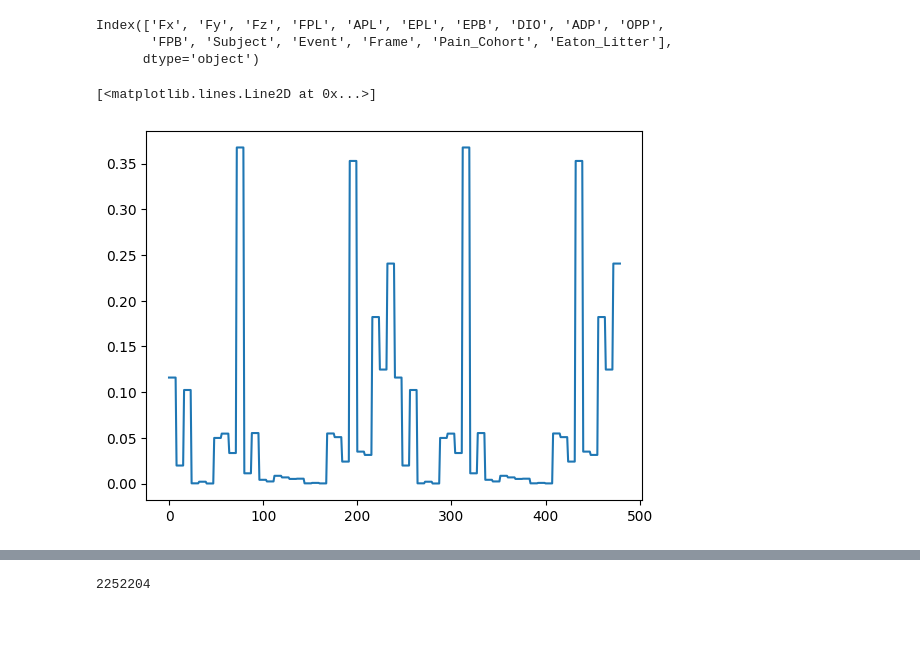
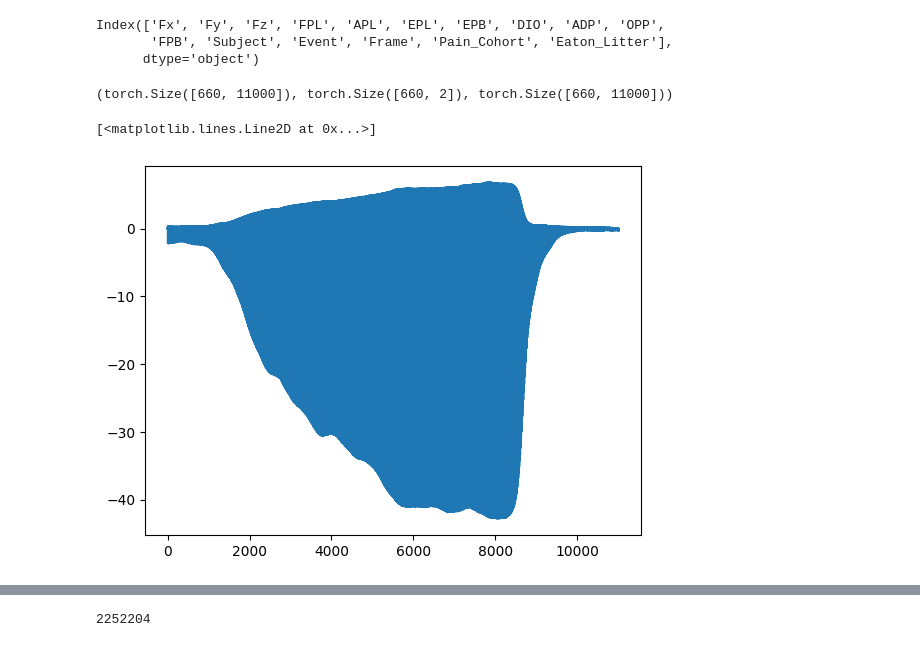
Before and after one commit to ericfonseca95/kmk, a Jupyter notebook: TAMTAM_AI_missing_data_test.ipynb, the cells around one changed output, grey strips where cells are left out. Drawn from its saved outputs; the diff is of its cells as text; code cells hidden in the pictures.

Commit message:
missing data models

```diff
--- a/TAMTAM_AI_missing_data_test.ipynb
+++ b/TAMTAM_AI_missing_data_test.ipynb
@@ -77,7 +77,7 @@ def augment2(df):
     x_og_data = np.row_stack(x_og_data)
     return x_data, x_og_data, y_data
 # %%
-df = pd.read_pickle('./data/FormattedData_wPainAndOA.pkl')
+df = pd.read_pickle('./data/ML_Data.pkl')
 df.columns
 # %% [output]
 Index(['Fx', 'Fy', 'Fz', 'FPL', 'APL', 'EPL', 'EPB', 'DIO', 'ADP', 'OPP',
@@ -118,11 +118,14 @@ x_og_data = np.row_stack(x_og_data)
 X = to_torch(x_data)
 Y = to_torch(y_data)
 X_og = to_torch(x_og_data)
+X.shape, Y.shape, X_og.shape
+# %% [output]
+(torch.Size([660, 11000]), torch.Size([660, 2]), torch.Size([660, 11000]))
 # %%
-plt.plot(X_og[:, 1])
+plt.plot(X_og[0, :])
 # %% [output]
 [<matplotlib.lines.Line2D at 0x...>]
-[figure, old version]
+[figure, new version]
 # %%
 scaler = MinMaxScaler()
 X = scaler.fit_transform(X)
```
Also changed, not shown: parts of 13 cells of this notebook, 1 other file.
